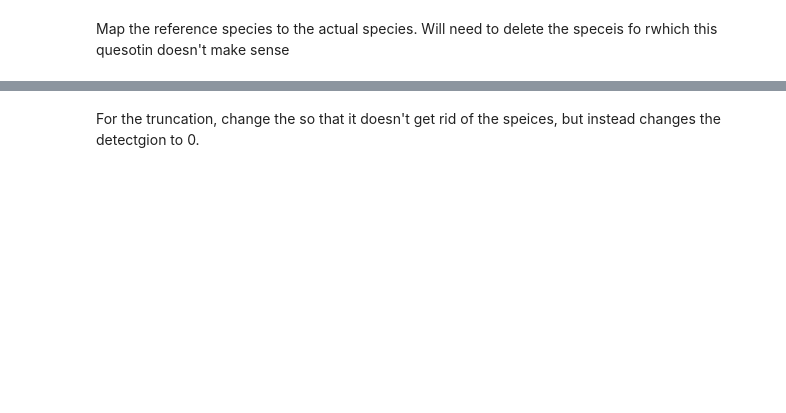
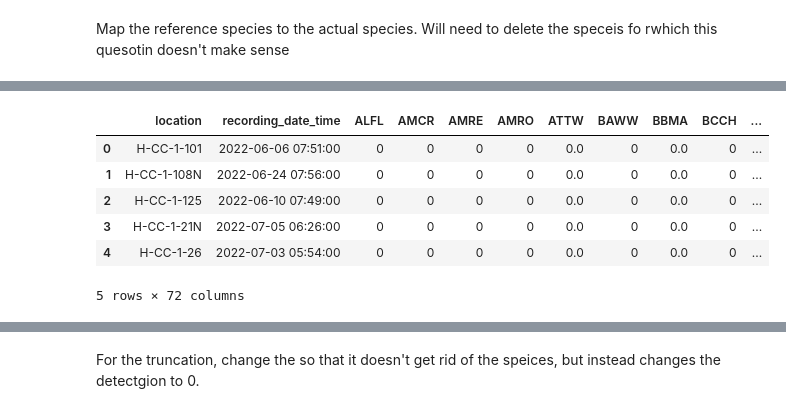
Before and after one commit to IsabelleLebTay/Retention-Community, a Jupyter notebook: 1_Script/community/apply_limited_amplitude_to_occupancy.ipynb, the cells around one changed output, grey strips where cells are left out. Drawn from its saved outputs; the diff is of its cells as text; code cells hidden in the pictures; blank space fills up the shorter version.

Commit message:
improve truncation workflow

```diff
--- a/1_Script/community/apply_limited_amplitude_to_occupancy.ipynb
+++ b/1_Script/community/apply_limited_amplitude_to_occupancy.ipynb
@@ -130,0 +247,3 @@ tags_and_harv_age.to_csv(os.path.join(results_folder, "ready_to_truncate.csv"),
+# %%
+predicted_amps_150_close= predicted_amps[predicted_amps['distance'].between(149.8, 150.2)]
+predicted_amps_150_close.shape
@@ -130,0 +252,3 @@ tags_and_harv_age.to_csv(os.path.join(results_folder, "ready_to_truncate.csv"),
+# %%
+predicted_amps_150_close.head()
+predicted_amps_150_close.rename({"species_code": "reference"}, axis =1, inplace=True)
@@ -130,0 +271,4 @@ tags_and_harv_age.to_csv(os.path.join(results_folder, "ready_to_truncate.csv"),
+# %%
+predicted_amps_150_close_all_spp = pd.merge(spp_df, predicted_amps_150_close, on='reference')
+predicted_amps_150_close_all_spp.drop(labels="Unnamed: 0", axis=1, inplace=True)
+predicted_amps_150_close_all_spp.head()
@@ -130,0 +290,2 @@ tags_and_harv_age.to_csv(os.path.join(results_folder, "ready_to_truncate.csv"),
+# %%
+species_amp_covs_copy = species_amp_covs.copy(deep=True)
@@ -130,0 +301,39 @@ tags_and_harv_age.to_csv(os.path.join(results_folder, "ready_to_truncate.csv"),
+# %%
+# Cleaning column names for easier processing
+community_df = species_amp_covs_copy
+truncation_df = predicted_amps_150_close_all_spp.copy(deep = True)
+truncation_df.columns = [col.strip() for col in truncation_df.columns]
+community_df.columns = [col.strip() for col in community_df.columns]
+
+# Ensure the forest and SM2 columns in community_df are properly formatted
+community_df['forest'] = community_df['forest'].astype(float)
+community_df['SM2'] = community_df['SM2'].astype(float)
+
+# Define a function to process each row in community_df
+def process_row(row, truncation_df):
+    # For each species column in community_df
+    for species in truncation_df['species'].unique():
+        if species in row:
+            # Find the matching row in truncation_df
+            match = truncation_df[(truncation_df['species'] == species) &
+                                  (truncation_df['BinForest'] == ('FO' if row['forest'] == 1.0 else 'OP')) &
+                                  (truncation_df['SM2'] == int(row['SM2']))]
+            if not match.empty and row[species] != 0 and row[species] < match['predicted'].iloc[0]:
+                row[species] = 0
+            else:
+                row[species] = 1 if row[species] != 0 else 0
+    return row
+
+# Apply the function to each row in community_df
+community_df = community_df.apply(lambda row: process_row(row, truncation_df), axis=1)
+
+# Display the first few modified rows
+community_df.head()
+# %% [output]
+|  | location | recording_date_time | ALFL | AMCR | AMRE | AMRO | ATTW | BAWW | BBMA | BCCH | ... |
+| 0 | H-CC-1-101 | 2022-06-06 07:51:00 | 0 | 0 | 0 | 0 | 0.0 | 0 | 0.0 | 0 | ... |
+| 1 | H-CC-1-108N | 2022-06-24 07:56:00 | 0 | 0 | 0 | 0 | 0.0 | 0 | 0.0 | 0 | ... |
+| 2 | H-CC-1-125 | 2022-06-10 07:49:00 | 0 | 0 | 0 | 0 | 0.0 | 0 | 0.0 | 0 | ... |
+| 3 | H-CC-1-21N | 2022-07-05 06:26:00 | 0 | 0 | 0 | 0 | 0.0 | 0 | 0.0 | 0 | ... |
+| 4 | H-CC-1-26 | 2022-07-03 05:54:00 | 0 | 0 | 0 | 0 | 0.0 | 0 | 0.0 | 0 | ... |
+5 rows × 72 columns
```
Also changed, not shown: parts of 40 cells of this notebook, 1 other file.
